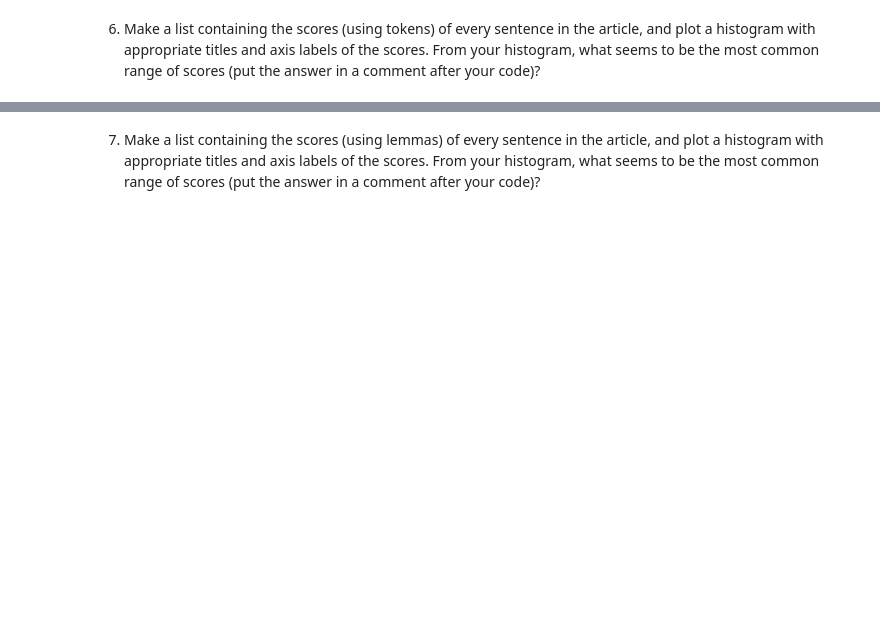
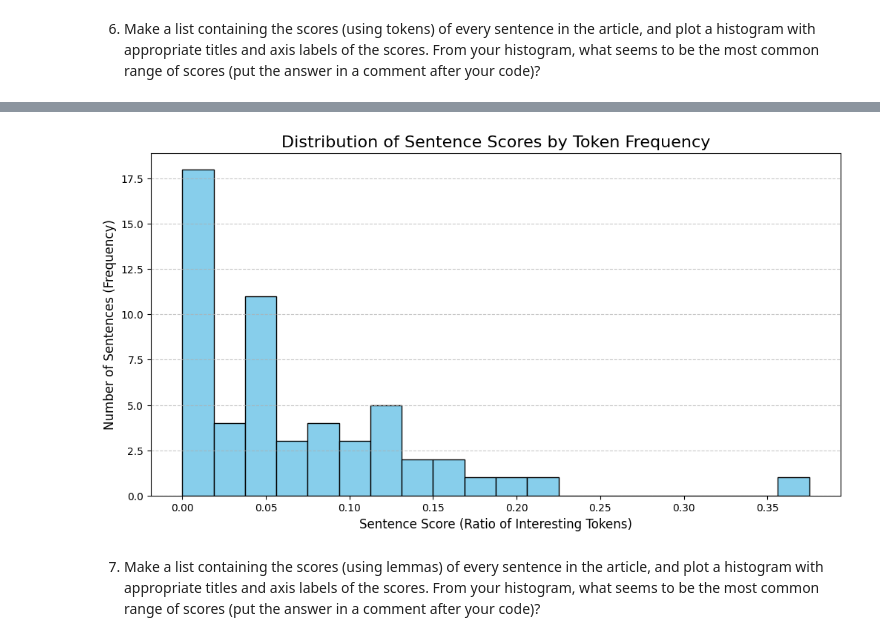
Before and after one commit to matthewpblock/620-mod6-web-scraping, a Jupyter notebook: P6-web-scraping.ipynb, the cells around one changed output, grey strips where cells are left out. Drawn from its saved outputs; the diff is of its cells as text; code cells hidden in the pictures; blank space fills up the shorter version.

```diff
--- a/P6-web-scraping.ipynb
+++ b/P6-web-scraping.ipynb
@@ -325,2 +429,97 @@ You may find some of the code from the in class notes useful; feel free to use m
 # %% [markdown]
 6. Make a list containing the scores (using tokens) of every sentence in the article, and plot a histogram with appropriate titles and axis labels of the scores. From your histogram, what seems to be the most common range of scores (put the answer in a comment after your code)?
+# %%
+# --- Function Definition (from previous step) ---
+
+def score_sentence_by_token(sentence: List[str], interesting_tokens: List[str]) -> float:
+    """
+    Calculates a score for a sentence based on the frequency of interesting tokens.
+
+    The score is the number of times an interesting token appears divided by the
+    total number of words in the sentence. The comparison is case-insensitive.
+
+    Args:
+        sentence (List[str]): The sentence to score, as a list of tokens.
+        interesting_tokens (List[str]): A list of tokens to look for.
+
+    Returns:
+        float: The calculated score. Returns 0.0 if the sentence is empty.
+    """
+    if not sentence:
+        return 0.0
+
+    # Convert interesting_tokens to a set of lowercase strings for efficient lookup
+    interesting_set = {token.lower() for token in interesting_tokens}
+
+    score = 0
+    for token in sentence:
+        if token.lower() in interesting_set:
+            score += 1
+
+    return score / len(sentence)
+
+# --- Main script ---
+
+# 1. Load the article text from the HTML file
+html_file_path = r'c:\Projects\MS_Data_Analytics\Web_Mining_Applied_NLP\620-mod6-web-scraping\laser_headlights_article.html'
+print(f"Reading article from: {html_file_path}")
+try:
+    with open(html_file_path, 'r', encoding='utf-8') as f:
+        html_content = f.read()
+except FileNotFoundError:
+    print(f"Error: The file was not found at {html_file_path}", file=sys.stderr)
+    sys.exit(1)
+
+soup = BeautifulSoup(html_content, 'html.parser')
+article_tag = soup.find('article')
+if not article_tag:
+    print("Error: Could not find an <article> tag in the HTML file.", file=sys.stderr)
+    sys.exit(1)
+article_text = article_tag.get_text()
+
+# 2. Load spaCy and process the text
+print("Loading spaCy model 'en_core_web_sm'...")
+try:
+    nlp = spacy.load("en_core_web_sm")
+except OSError:
+    print(
+        "spaCy model 'en_core_web_sm' not found. Please run:\n"
+        "python -m spacy download en_core_web_sm",
+        file=sys.stderr
+    )
+    sys.exit(1)
+
+doc = nlp(article_text)
+
+# 3. Define frequent tokens from the previous analysis
+frequent_tokens = ['laser', 'headlights', 'led', 'light', 'bmw']
+
+# 4. Calculate the score for every sentence in the article
+print("Scoring every sentence in the article...")
+sentence_scores = []
+for sent in doc.sents:
+    # Create a list of word tokens, excluding punctuation and whitespace
+    sent_tokens = [token.text for token in sent if not token.is_punct and not token.is_space]
+    # Only score sentences with more than a couple of words
+    if len(sent_tokens) > 2:
+        score = score_sentence_by_token(sent_tokens, frequent_tokens)
+        sentence_scores.append(score)
+
+print(f"Calculated scores for {len(sentence_scores)} sentences.")
+
+# 5. Plot a histogram of the scores
+print("Plotting histogram of sentence scores...")
+plt.figure(figsize=(12, 6))
+plt.hist(sentence_scores, bins=20, edgecolor='black', color='skyblue')
+plt.title('Distribution of Sentence Scores by Token Frequency', fontsize=16)
+plt.xlabel('Sentence Score (Ratio of Interesting Tokens)', fontsize=12)
+plt.ylabel('Number of Sentences (Frequency)', fontsize=12)
+plt.grid(axis='y', linestyle='--', alpha=0.7)
+plt.show()
+
+# From the histogram, the most common range of scores is between 0.0 and 0.05.
+# This is evident from the very tall bar at the far left of the plot. This indicates
+# that the vast majority of sentences in the article do not contain any of the
+# most frequent tokens, or contain them at a very low density. The distribution
+# is heavily skewed towards 0, with only a few sentences having a high score.
+# %% [output]
@@ -327,2 +531,3 @@ You may find some of the code from the in class notes useful; feel free to use m
+[figure, added]
 # %% [markdown]
 7. Make a list containing the scores (using lemmas) of every sentence in the article, and plot a histogram with appropriate titles and axis labels of the scores.  From your histogram, what seems to be the most common range of scores (put the answer in a comment after your code)?
```
Also changed, not shown: parts of 6 cells of this notebook.
